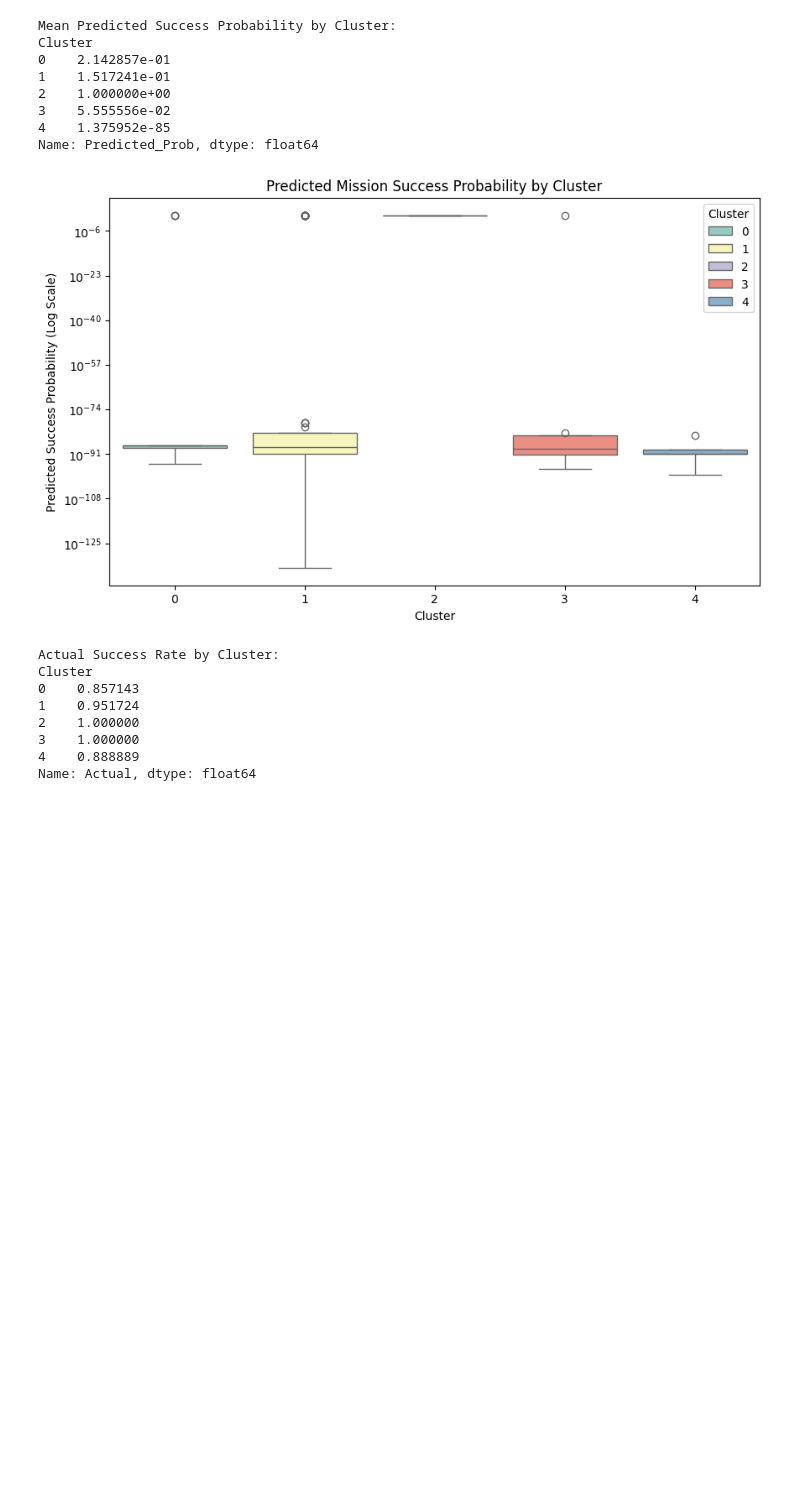
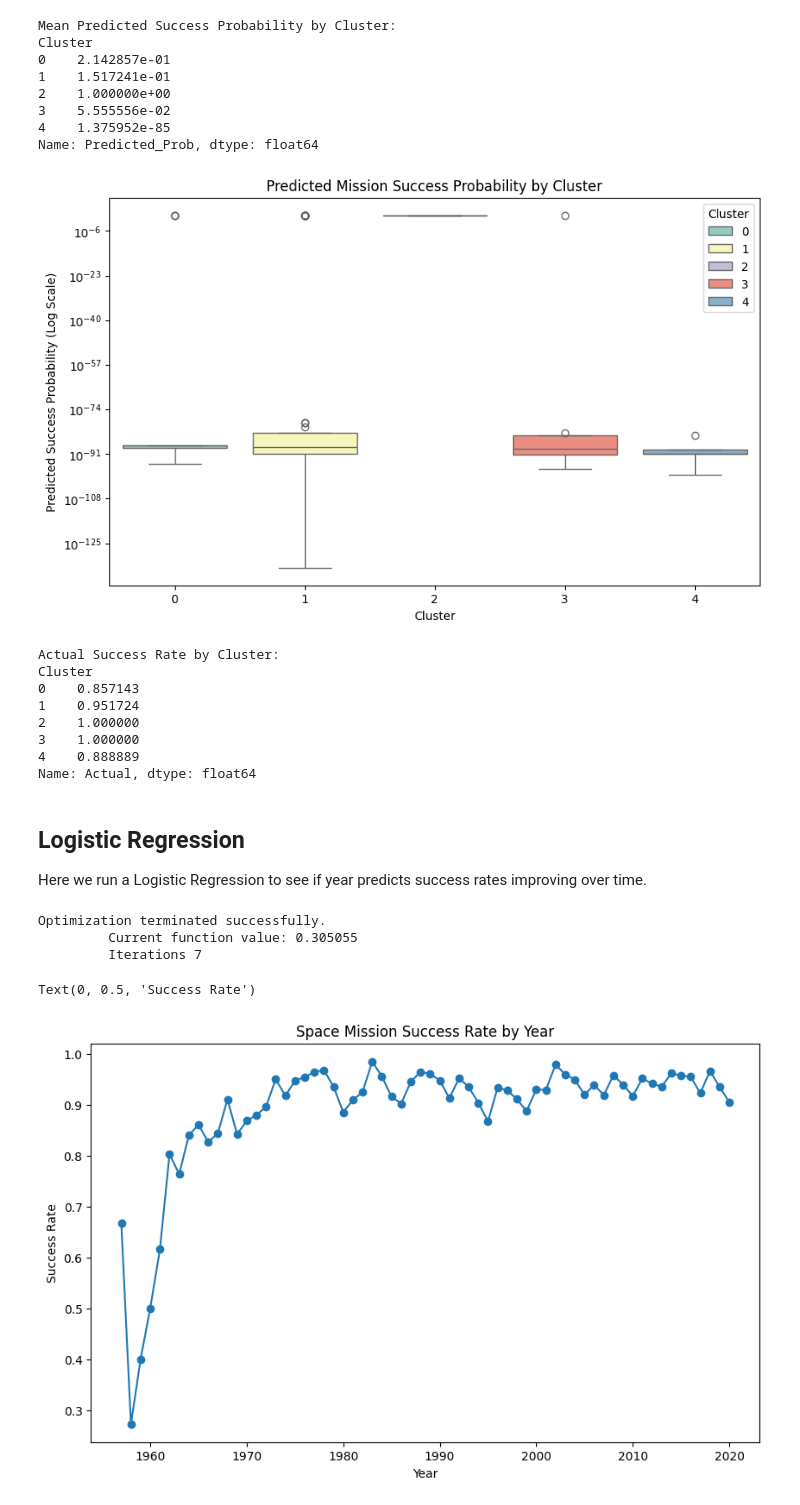
Before and after one commit to ericadev/PROJ8431_FinalProject, a Jupyter notebook: FinalProject.ipynb, the cells around one changed output. Saved outputs shown, nothing was run; the diff lists cells and outputs as text; code cells hidden in the pictures; blank space fills up the shorter version.

Commit message:
Added logistic regression and updated MD cells

```diff
--- a/FinalProject.ipynb
+++ b/FinalProject.ipynb
@@ -400,3 +408,56 @@ Cluster
 3    1.000000
 4    0.888889
 Name: Actual, dtype: float64
+# %% [markdown]
+## Logistic Regression
+
+Here we run a Logistic Regression to see if year predicts success rates improving over time.
+# %%
+# Logistic regression to predict mission success by year
+
+# Prepare the data
+df_clean['Date'] = pd.to_datetime(df_clean['Datum'], errors='coerce')
+df_clean = df_clean.dropna(subset=['Datum'])
+df_clean['Year'] = df_clean['Date'].dt.year
+df_clean['Status Mission'] = df_clean['Status Mission'].str.strip().str.lower()
+df_clean['SuccessFlag'] = df_clean['Status Mission'].apply(lambda x: 1 if x == 'success' else 0)
+
+# Use individual missions for logistic regression
+X = df_clean[['Year']]
+y = df_clean['SuccessFlag']
+
+# Standardize year
+scaler = StandardScaler()
+X_scaled = scaler.fit_transform(X)
+
+# Add constant for intercept
+X_const = sm.add_constant(X_scaled)
+
+# Remove rows with NaN or inf values in X_const or y
+mask = (~np.isnan(X_const).any(axis=1)) & (~np.isinf(X_const).any(axis=1)) & (~np.isnan(y)) & (~np.isinf(y))
+X_const_clean = X_const[mask]
+y_clean = y[mask]
+
+# Run logistic regression
+logit_model = sm.Logit(y_clean, X_const_clean)
+logit_result = logit_model.fit()
+
+# Calculate yearly success rate
+yearly_success = df_clean.groupby('Year').agg(
+    total=('SuccessFlag', 'count'),
+    successes=('SuccessFlag', 'sum')
+).reset_index()
+yearly_success['SuccessRate'] = yearly_success['successes'] / yearly_success['total']
+
+# Plot success rate vs year
+plt.figure(figsize=(10,6))
+plt.plot(yearly_success['Year'], yearly_success['SuccessRate'], marker='o')
+plt.title('Space Mission Success Rate by Year')
+plt.xlabel('Year')
+plt.ylabel('Success Rate')
+# %% [output]
+Optimization terminated successfully.
+         Current function value: 0.305055
+         Iterations 7
+Text(0, 0.5, 'Success Rate')
+[figure, added]
```
Also changed, not shown: parts of 6 cells of this notebook, 1 other file.
